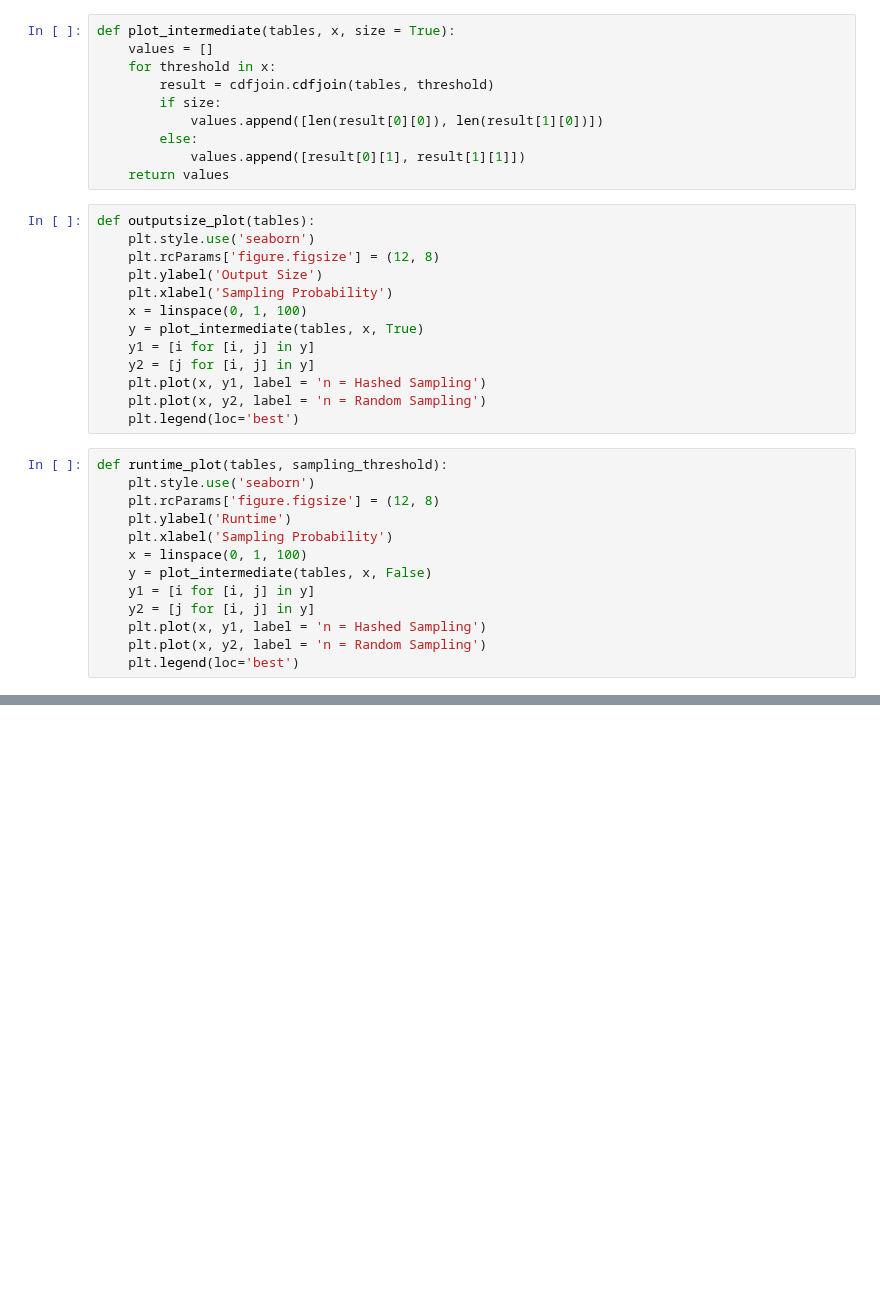
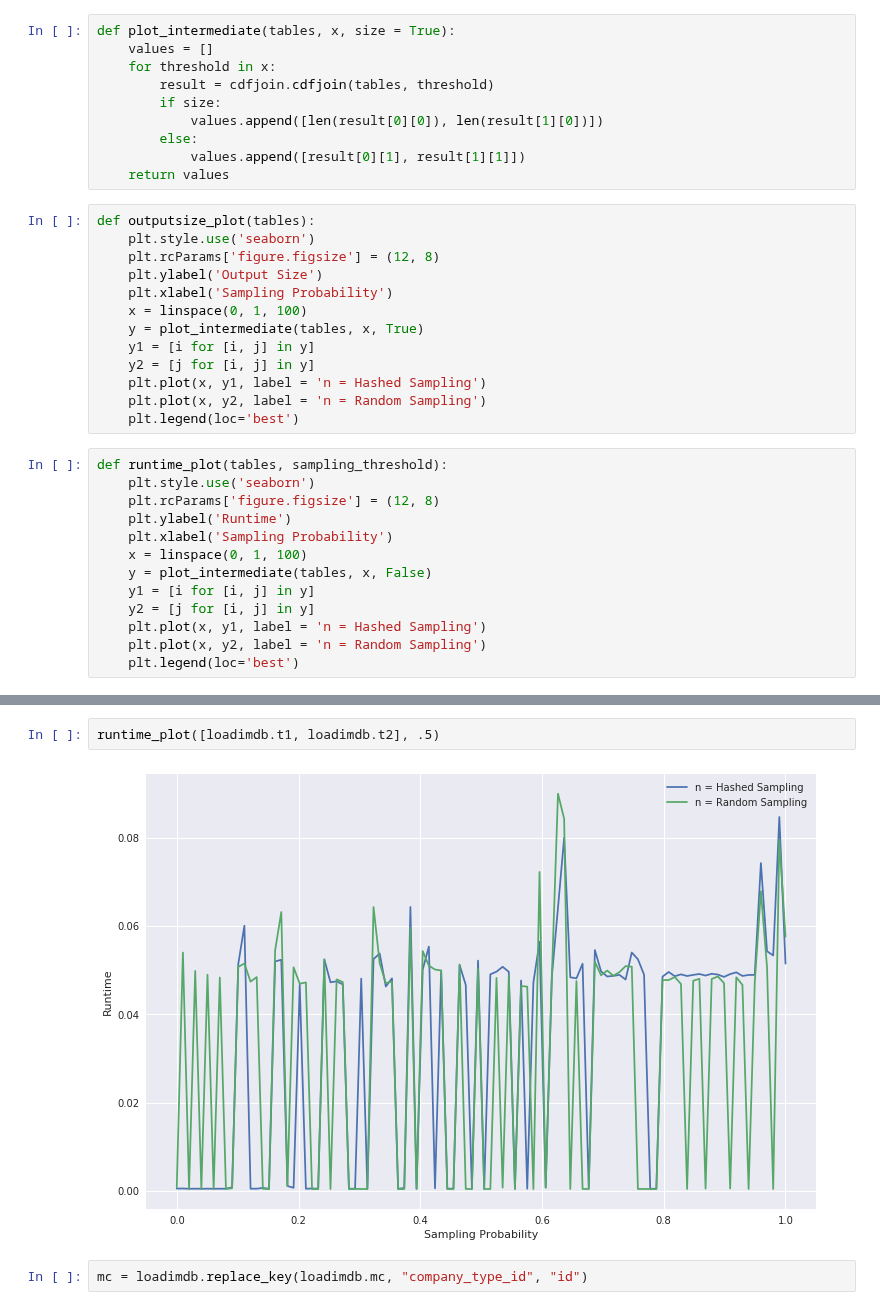
Before and after one commit to amyvzeng/reading-research, a Jupyter notebook: cdfjoinplotter.ipynb, the cells around one changed output, grey strips where cells are left out. Cells and saved outputs as stored; diff of their text form; blank space fills up the shorter version.

```diff
--- a/cdfjoinplotter.ipynb
+++ b/cdfjoinplotter.ipynb
@@ -47,0 +52,6 @@ def runtime_plot(tables, sampling_threshold):
+# %%
+runtime_plot([loadimdb.t1, loadimdb.t2], .5)
+# %% [output]
+[figure, added]
+# %%
+mc = loadimdb.replace_key(loadimdb.mc, "company_type_id", "id")
```
Also changed, not shown: parts of 17 cells of this notebook, 3 other files.
